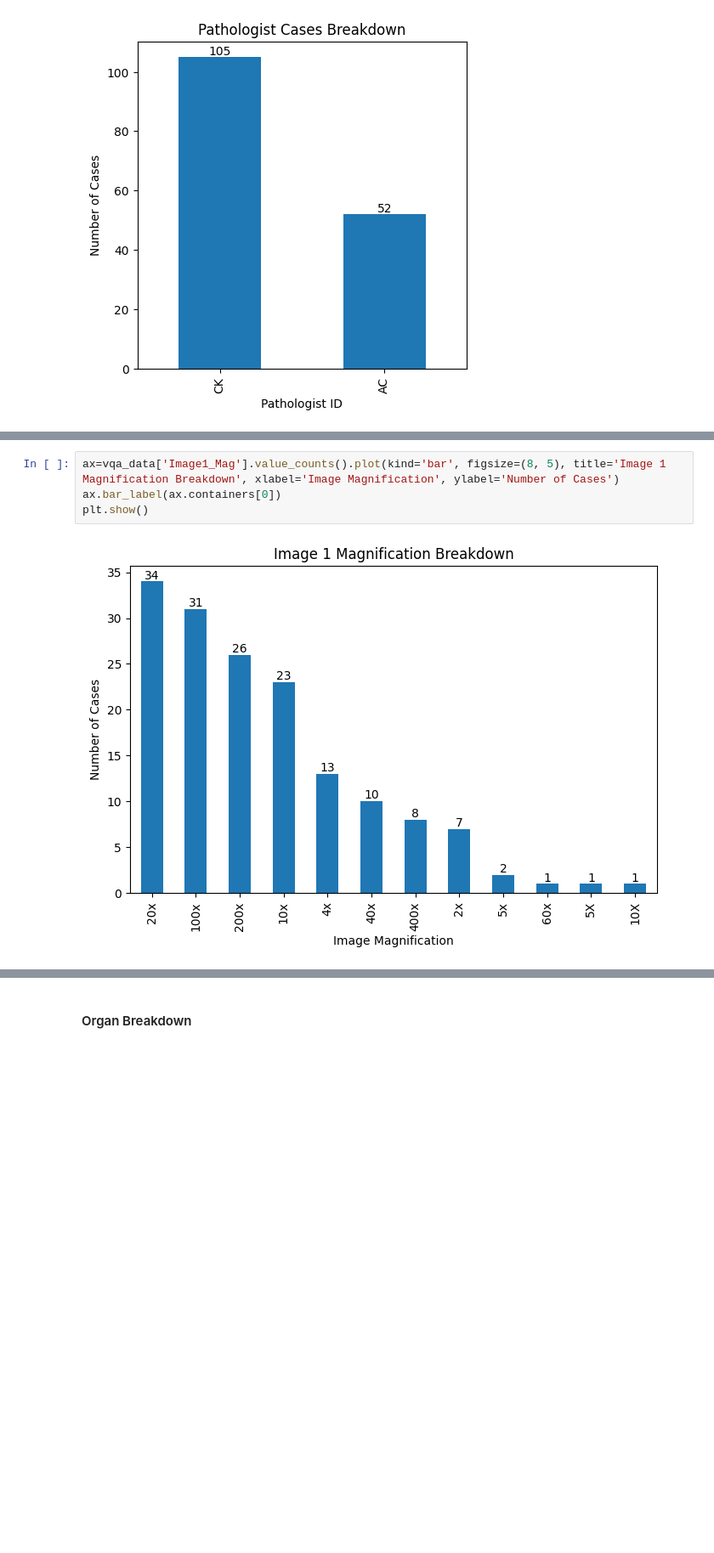
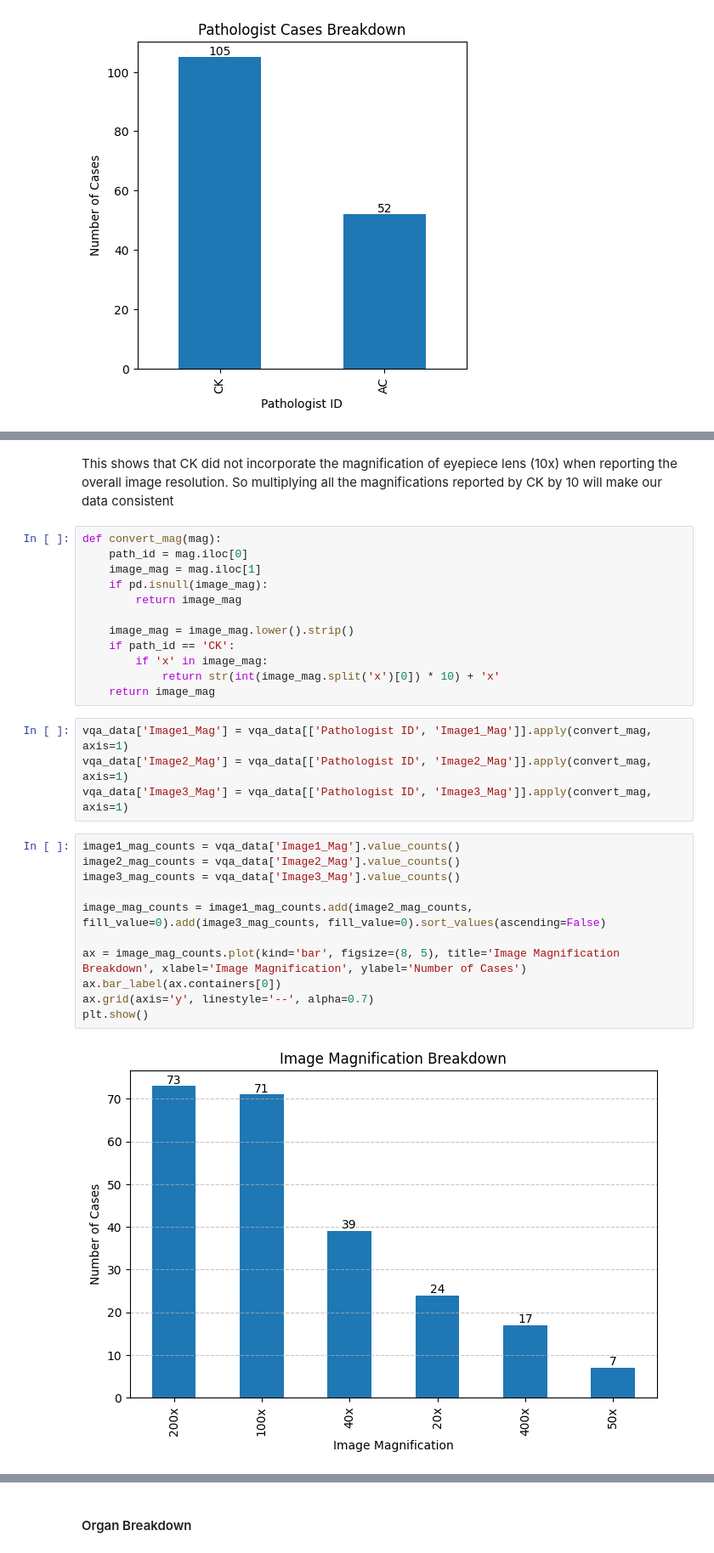
Before and after one commit to embedded-robotics/path-open-data, a Jupyter notebook: pathopen_raw_data_analysis.ipynb, the cells around one changed output, grey strips where cells are left out. Shown at 85% size. Saved outputs shown, nothing was run; the diff lists cells and outputs as text; blank space fills up the shorter version.

```diff
--- a/pathopen_raw_data_analysis.ipynb
+++ b/pathopen_raw_data_analysis.ipynb
@@ -59,6 +87,31 @@ plt.show()
+# %% [markdown]
+This shows that CK did not incorporate the magnification of eyepiece lens (10x) when reporting the overall image resolution. So multiplying all the magnifications reported by CK by 10 will make our data consistent
+# %%
+def convert_mag(mag):
+    path_id = mag.iloc[0]
+    image_mag = mag.iloc[1]
+    if pd.isnull(image_mag):
+        return image_mag
+
+    image_mag = image_mag.lower().strip()
+    if path_id == 'CK':
+        if 'x' in image_mag:
+            return str(int(image_mag.split('x')[0]) * 10) + 'x'
+    return image_mag
+# %%
+vqa_data['Image1_Mag'] = vqa_data[['Pathologist ID', 'Image1_Mag']].apply(convert_mag, axis=1)
+vqa_data['Image2_Mag'] = vqa_data[['Pathologist ID', 'Image2_Mag']].apply(convert_mag, axis=1)
+vqa_data['Image3_Mag'] = vqa_data[['Pathologist ID', 'Image3_Mag']].apply(convert_mag, axis=1)
 # %%
-ax=vqa_data['Image1_Mag'].value_counts().plot(kind='bar', figsize=(8, 5), title='Image 1 Magnification Breakdown', xlabel='Image Magnification', ylabel='Number of Cases')
+image1_mag_counts = vqa_data['Image1_Mag'].value_counts()
+image2_mag_counts = vqa_data['Image2_Mag'].value_counts()
+image3_mag_counts = vqa_data['Image3_Mag'].value_counts()
+
+image_mag_counts = image1_mag_counts.add(image2_mag_counts, fill_value=0).add(image3_mag_counts, fill_value=0).sort_values(ascending=False)
+
+ax = image_mag_counts.plot(kind='bar', figsize=(8, 5), title='Image Magnification Breakdown', xlabel='Image Magnification', ylabel='Number of Cases')
 ax.bar_label(ax.containers[0])
+ax.grid(axis='y', linestyle='--', alpha=0.7)
 plt.show()
 # %% [output]
-[figure, old version]
+[figure, new version]
```
Also changed, not shown: parts of 27 cells of this notebook, 1 other file.
